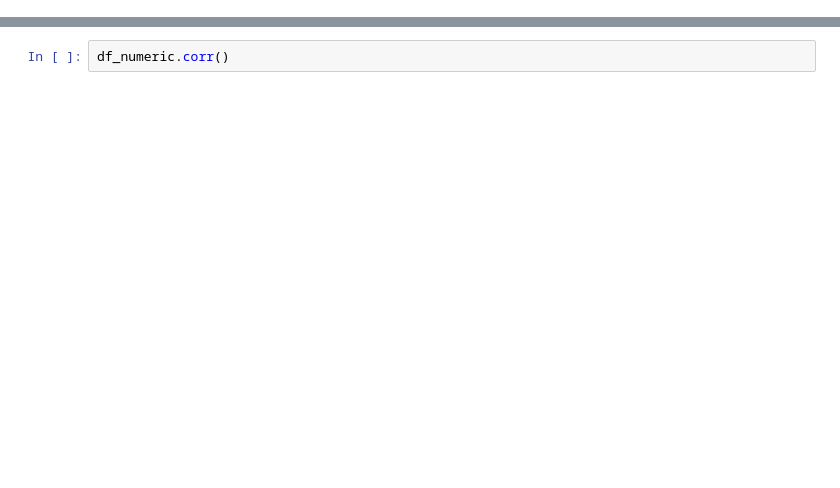
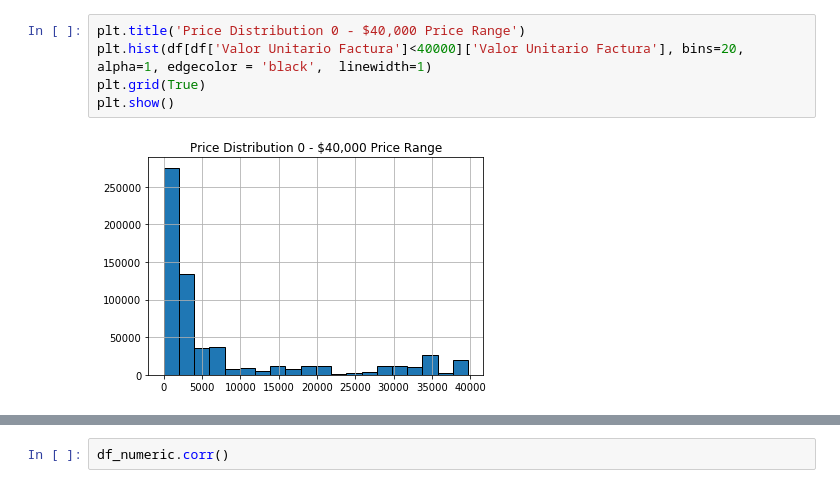
Before and after one commit to humbertocrv/Project_repository, a Jupyter notebook: EDA_Teate_HRV_26_09_2020.ipynb, the cells around one changed output, grey strips where cells are left out. Drawn from its saved outputs; the diff is of its cells as text; blank space fills up the shorter version.

```diff
--- a/EDA_Teate_HRV_26_09_2020.ipynb
+++ b/EDA_Teate_HRV_26_09_2020.ipynb
@@ -102,0 +84,7 @@ df_temp.sort_values(by='Tienda', ascending=False)
+# %%
+plt.title('Price Distribution 0 - $40,000 Price Range')
+plt.hist(df[df['Valor Unitario Factura']<40000]['Valor Unitario Factura'], bins=20, alpha=1, edgecolor = 'black',  linewidth=1)
+plt.grid(True)
+plt.show()
+# %% [output]
+[figure, added]
```
Also changed, not shown: parts of 20 cells of this notebook, 3 other files.
